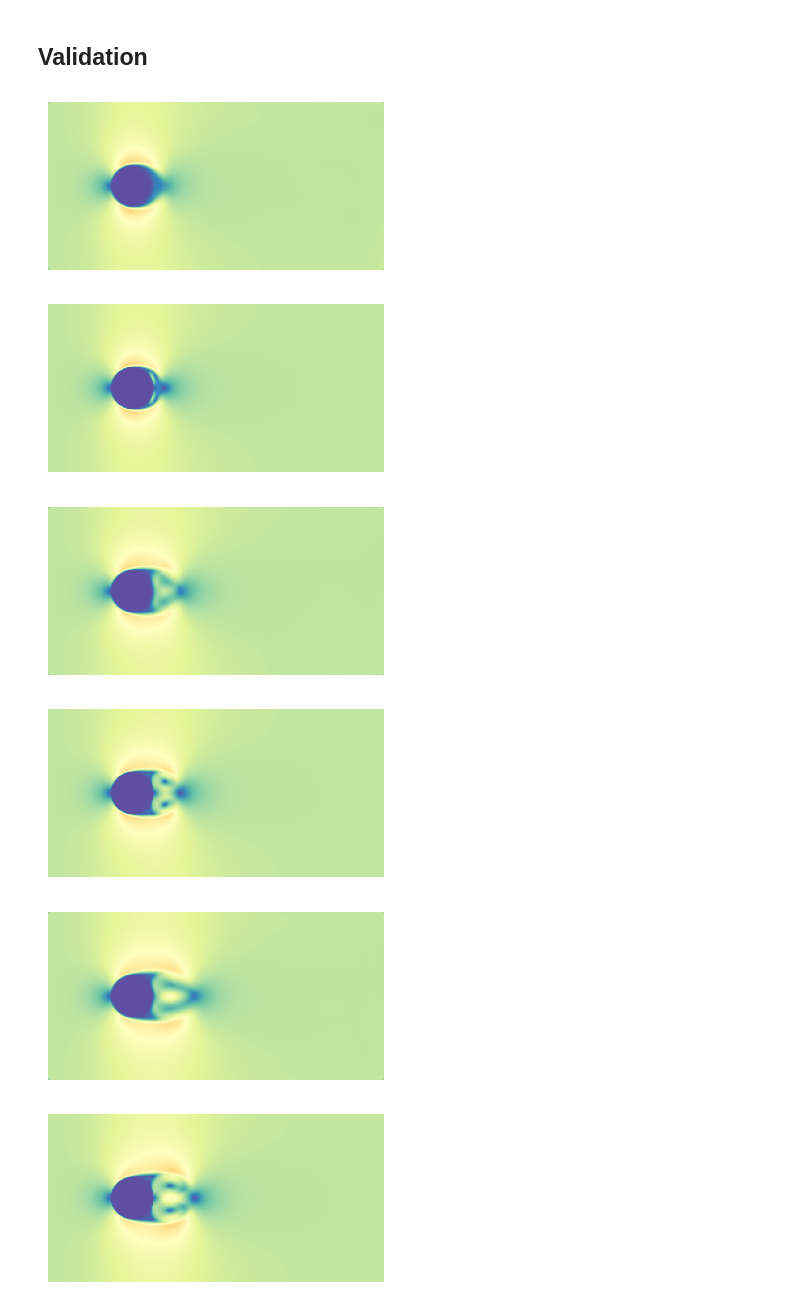
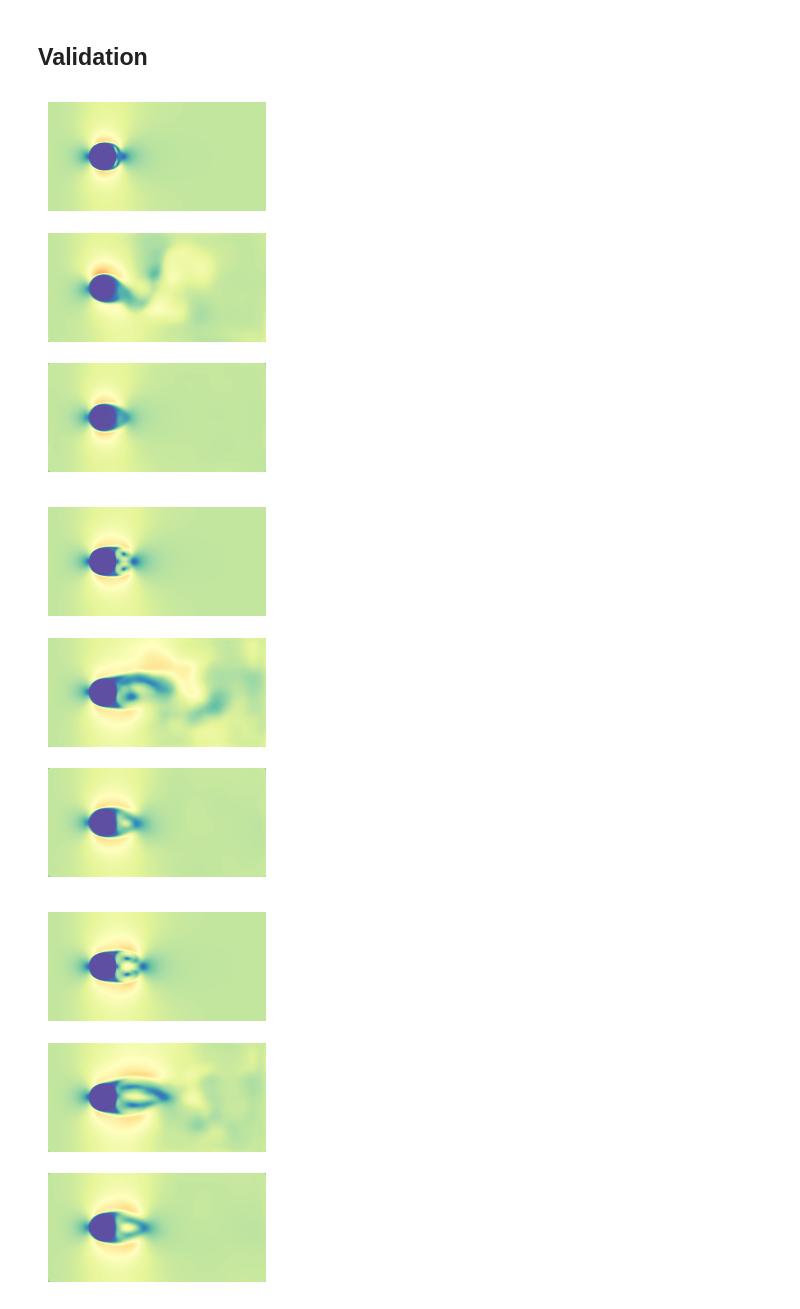
Before and after one commit to hphong1990/flrnet, a Jupyter notebook: validation_nb.ipynb, the cells around one changed output. Saved outputs shown, nothing was run; the diff lists cells and outputs as text; code cells hidden in the pictures.

Commit message:
baseline_impl

```diff
--- a/validation_nb.ipynb
+++ b/validation_nb.ipynb
@@ -60,7 +63,7 @@ for Re in Re_list_test:
     filename_field = "E:/Research/Data/flow_field_recon/full_field_data/full_field_data_" + str(Re) + ".npy"
     full_field_data_whole.append(np.load(filename_field))
 
-sensor_data_whole_test = np.swapaxes(np.array(sensor_data_whole,axis = -1), 0,1)
+sensor_data_whole_test = np.swapaxes(np.concatenate(sensor_data_whole,axis = -1), 0,1)
 full_field_data_whole_test = np.swapaxes(
     np.expand_dims(
         np.concatenate(full_field_data_whole, axis = -1), axis = 0),
@@ -87,8 +90,8 @@ Check sens data:  0.04263783972866182 0.7515328263773662
 # %%
 tf.keras.backend.clear_session()
 flow_recon_net = model.FLRNet(n_sensor = no_of_sensor)
-flow_recon_net.encoder.load_weights('encoder_8_ran.h5')
-flow_recon_net.decoder.load_weights('decoder_8_ran.h5')
-flow_recon_net.sens_mapping.load_weights('mapping_8_ran.h5')
+flow_recon_net.encoder.load_weights('encoder_8_cir.h5')
+flow_recon_net.decoder.load_weights('decoder_8_cir.h5')
+flow_recon_net.sens_mapping.load_weights('mapping_8_cir.h5')
 # %% [markdown]
 ### Other baselines
@@ -99,3 +98,6 @@ flow_recon_net.sens_mapping.load_weights('mapping_8_ran.h5')
+# %%
+mlp_recon = baseline.MLP_CNN(no_of_sensor = no_of_sensor)
+mlp_recon.load_weights('mlp_cnn_8_ran.h5')
 # %% [markdown]
 ### Prediction
 # %%
@@ -125,0 +135,4 @@ reconstruction_sens = flow_recon_net.decoder(z_sens).numpy()
+# %%
+gt_data = np.array(gt_data)
+reconstruction_sens = np.array(reconstruction_sens)
+reconstruction_mlp_cnn = np.array(reconstruction_mlp_cnn)
@@ -126,14 +156,17 @@ reconstruction_sens = flow_recon_net.decoder(z_sens).numpy()
 # %% [markdown]
 ## Validation
 # %%
+case_id = 3
 for i in range(39):
-    _, ax = plt.subplots(2,1)
-    ax[0].imshow(reconstruction_sens[i,:,:,0], vmin= 0 ,vmax = 1, cmap = 'Spectral_r')
+    _, ax = plt.subplots(3,1)
+    ax[0].imshow(gt_data[case_id,i,:,:,0], vmin= 0 ,vmax = 1, cmap = 'Spectral_r')
     ax[0].axis("off")
-    ax[1].imshow(full_field_data_whole_test_norm[i+39*case_idx,:,:,0], vmin= 0 ,vmax = 1,cmap = 'Spectral_r')
+    ax[1].imshow(reconstruction_sens[case_id,i,:,:,0], vmin= 0 ,vmax = 1,cmap = 'Spectral_r')
     ax[1].axis("off")
+    ax[2].imshow(reconstruction_mlp_cnn[case_id,i,:,:,0], vmin= 0 ,vmax = 1,cmap = 'Spectral_r')
+    ax[2].axis("off")
     plt.show()
 # %% [output]
-[figure, old version]
+[figure, new version]
-[figure, old version]
+[figure, new version]
-[figure, old version]
+[figure, new version]
```
Also changed, not shown: parts of 10 cells of this notebook, 4 other files.
